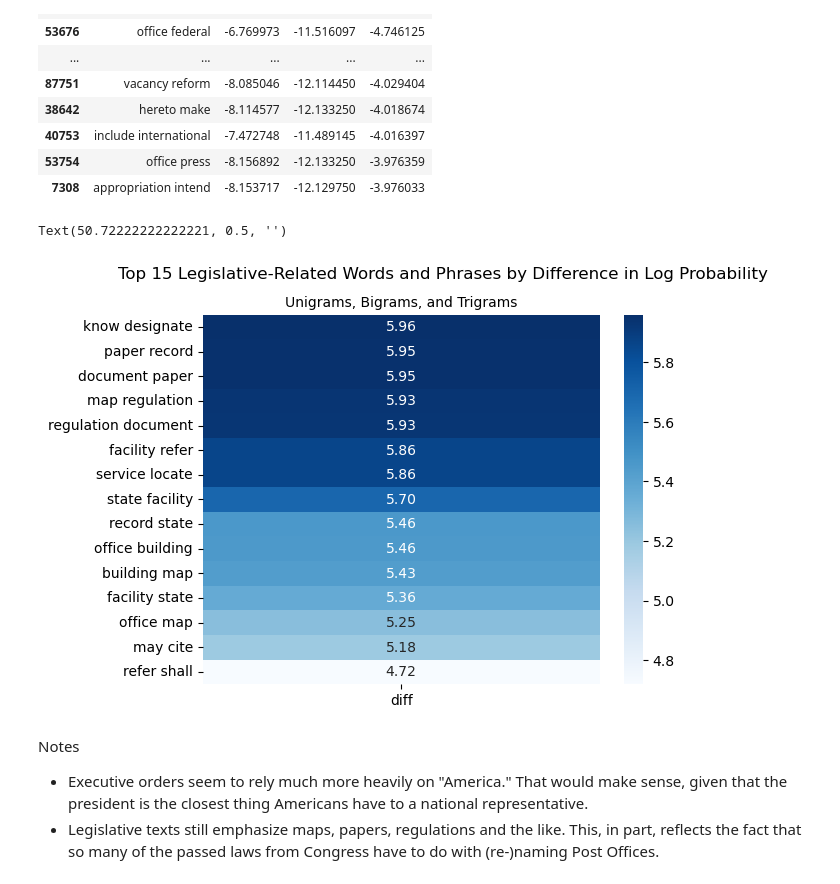
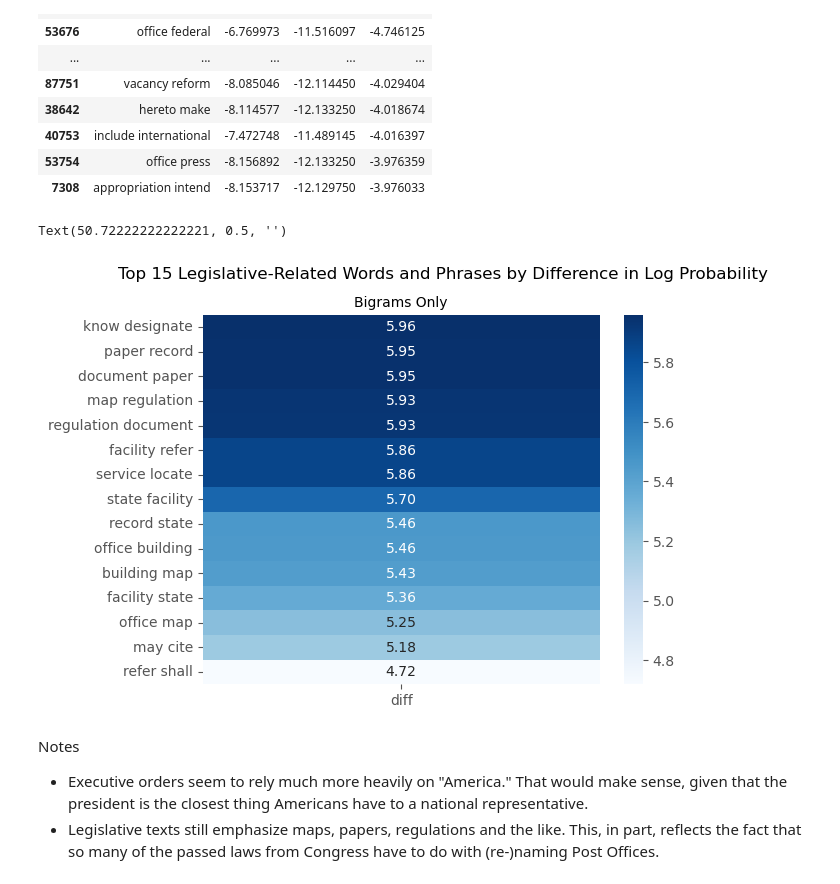
Before and after one commit to natehiatt/unitary_executive_project, a Jupyter notebook: notebooks/text_cleaning.ipynb, the cells around one changed output. Cells and saved outputs as stored; diff of their text form; code cells hidden in the pictures.

```diff
--- a/notebooks/text_cleaning.ipynb
+++ b/notebooks/text_cleaning.ipynb
@@ -1232,18 +1240,18 @@ features_nb_2.sort_values(by="diff", ascending=True).head(50)
 # %%
 heatmap_nb_2 = features_nb_2[[0, "diff"]].copy()
 heatmap_nb_2 = heatmap_nb_2.rename(columns={0: "word"})
 heatmap_nb_2 = heatmap_nb_2.sort_values(by="diff", ascending=False)
 heatmap_nb_2 = heatmap_nb_2.set_index("word")
 heatmap_nb_2
 
 sns.heatmap(heatmap_nb_2[0:15].abs(), cmap="Blues", annot=True, fmt=".2f",)
 plt.suptitle("Top 15 Legislative-Related Words and Phrases by Difference in Log Probability", fontsize=12)
-plt.title("Unigrams, Bigrams, and Trigrams", fontsize=10)
+plt.title("Bigrams Only", fontsize=10)
 plt.xlabel("")
 plt.ylabel("")
 # %% [output]
 Text(50.72222222222221, 0.5, '')
-[figure, old version]
+[figure, new version]
 # %% [markdown]
 Notes
 * Executive orders seem to rely much more heavily on "America." That would make sense, given that the president is the closest thing Americans have to a national representative.
```
Also changed, not shown: parts of 42 cells of this notebook, 12 other files.
